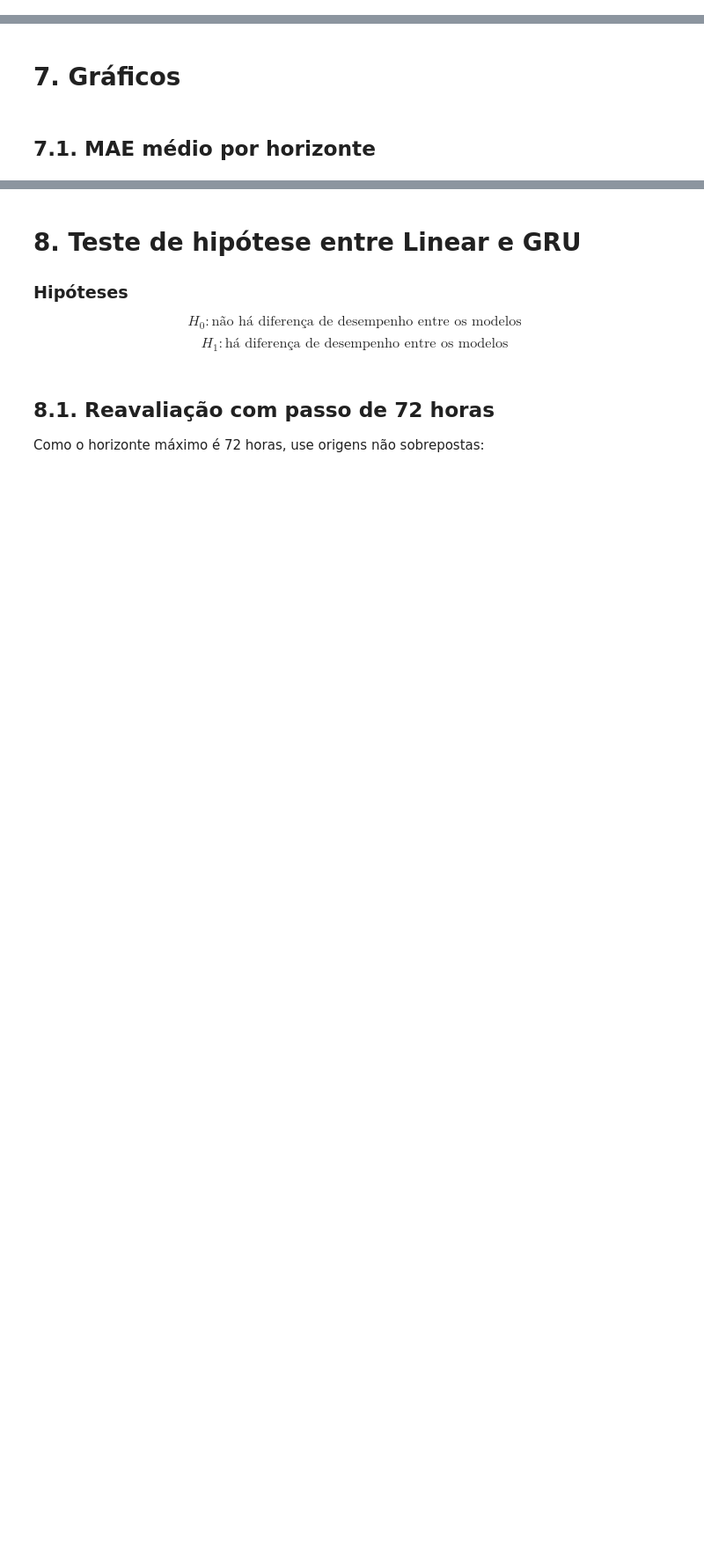
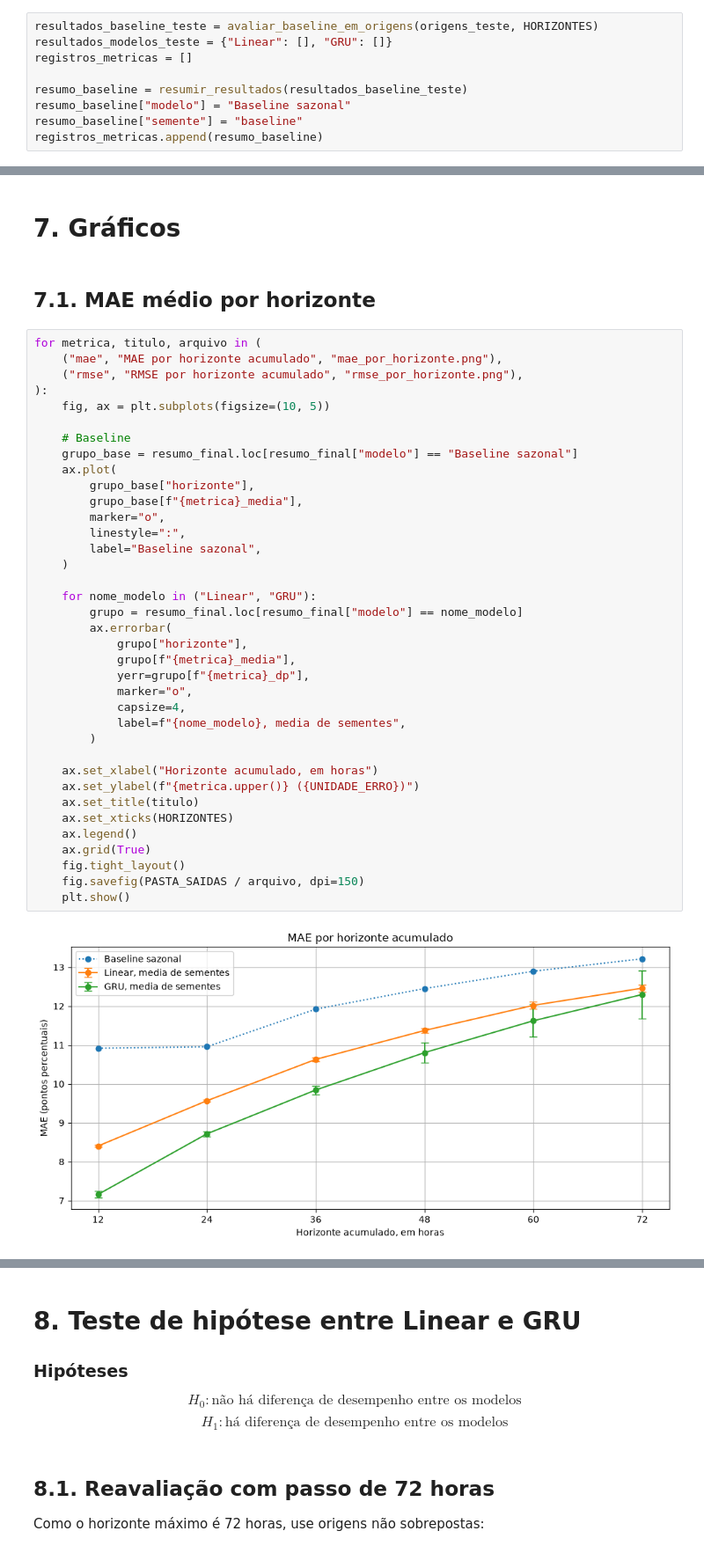
Before and after one commit to pauloadilson/PIC-IV-GRUPO-05-DRP13-AM, a Jupyter notebook: inmet_modeling.ipynb, the cells around one changed output, grey strips where cells are left out. Shown at 88% size. Saved outputs shown, nothing was run; the diff lists cells and outputs as text; blank space fills up the shorter version.

```diff
--- a/inmet_modeling.ipynb
+++ b/inmet_modeling.ipynb
@@ -1182 +1038,10 @@ def calcular_metricas(real, previsto):
+# %%
+resultados_baseline_teste = avaliar_baseline_em_origens(origens_teste, HORIZONTES)
+resultados_modelos_teste = {"Linear": [], "GRU": []}
+registros_metricas = []
+
+resumo_baseline = resumir_resultados(resultados_baseline_teste)
+resumo_baseline["modelo"] = "Baseline sazonal"
+resumo_baseline["semente"] = "baseline"
+registros_metricas.append(resumo_baseline)
 # %%
@@ -1917,3 +1127,42 @@ print(resumo_final)
 # 7. Gráficos
 # %% [markdown]
 ## 7.1. MAE médio por horizonte
+# %%
+for metrica, titulo, arquivo in (
+    ("mae", "MAE por horizonte acumulado", "mae_por_horizonte.png"),
+    ("rmse", "RMSE por horizonte acumulado", "rmse_por_horizonte.png"),
+):
+    fig, ax = plt.subplots(figsize=(10, 5))
+
+    # Baseline
+    grupo_base = resumo_final.loc[resumo_final["modelo"] == "Baseline sazonal"]
+    ax.plot(
+        grupo_base["horizonte"],
+        grupo_base[f"{metrica}_media"],
+        marker="o",
+        linestyle=":",
+        label="Baseline sazonal",
+    )
+
+    for nome_modelo in ("Linear", "GRU"):
+        grupo = resumo_final.loc[resumo_final["modelo"] == nome_modelo]
+        ax.errorbar(
+            grupo["horizonte"],
+            grupo[f"{metrica}_media"],
+            yerr=grupo[f"{metrica}_dp"],
+            marker="o",
+            capsize=4,
+            label=f"{nome_modelo}, media de sementes",
+        )
+
+    ax.set_xlabel("Horizonte acumulado, em horas")
+    ax.set_ylabel(f"{metrica.upper()} ({UNIDADE_ERRO})")
+    ax.set_title(titulo)
+    ax.set_xticks(HORIZONTES)
+    ax.legend()
+    ax.grid(True)
+    fig.tight_layout()
+    fig.savefig(PASTA_SAIDAS / arquivo, dpi=150)
+    plt.show()
+# %% [output]
+[figure, added]
```
Also changed, not shown: parts of 174 cells of this notebook, 2 other files.
